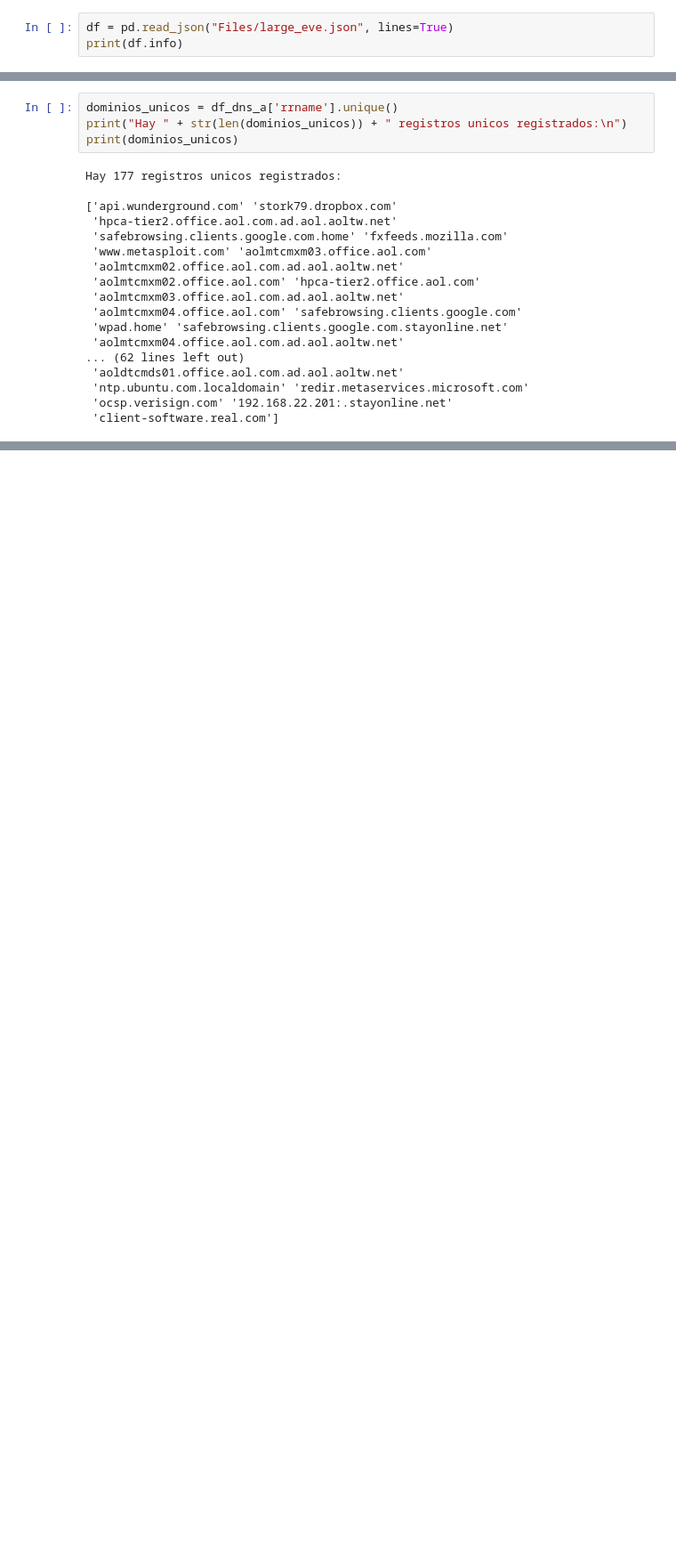
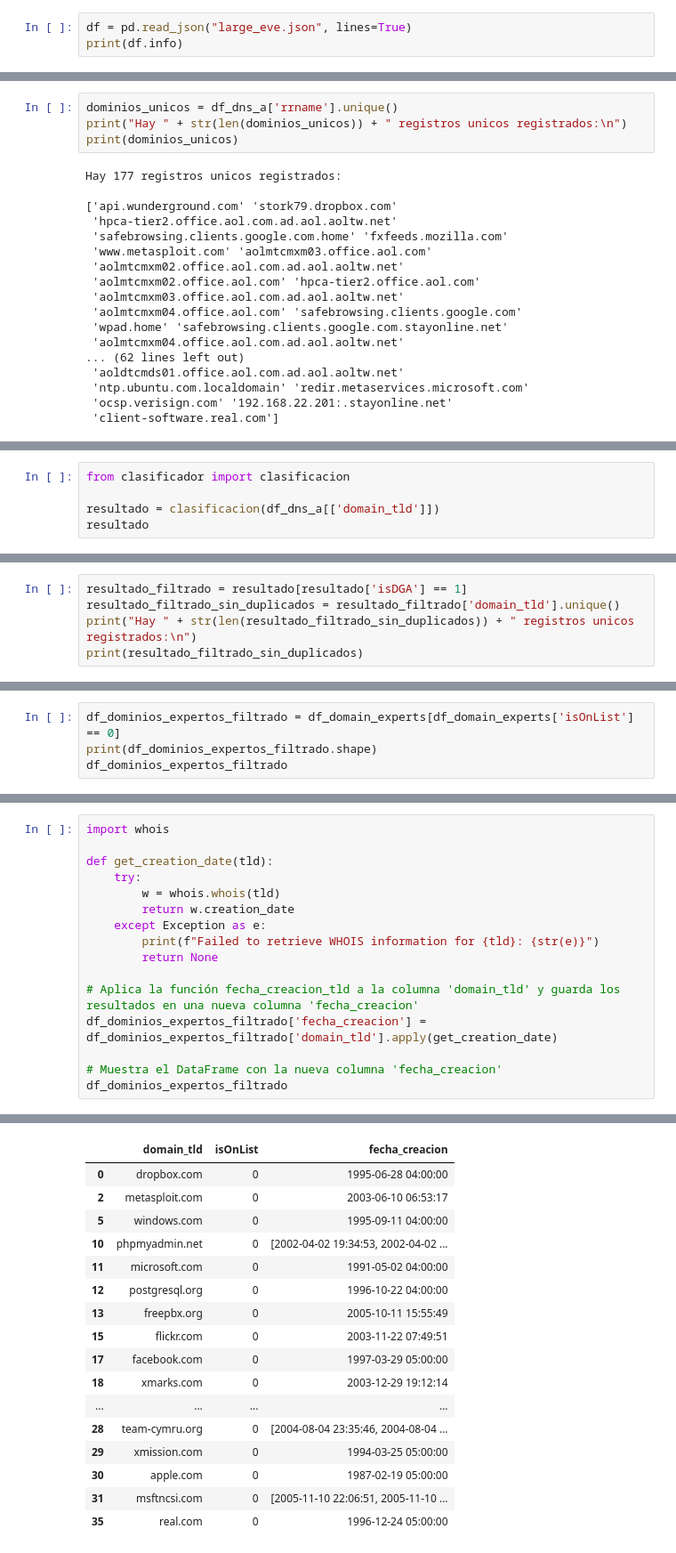
Before and after one commit to moraleseoscar/HuntingWithDS, a Jupyter notebook: HuntingWithDataScience.ipynb, the cells around one changed output, grey strips where cells are left out. Shown: that part at 89% size. Saved outputs shown, nothing was run; the diff lists cells and outputs as text; blank space fills up the shorter version.

```diff
--- a/HuntingWithDataScience.ipynb
+++ b/HuntingWithDataScience.ipynb
@@ -8,5 +11,5 @@ from pandas import json_normalize
 # %%
-df = pd.read_json("Files/large_eve.json", lines=True)
+df = pd.read_json("large_eve.json", lines=True)
 print(df.info)
 # %% [output]
 <bound method DataFrame.info of                               timestamp       flow_id  pcap_cnt event_type  \
@@ -175,0 +176,5 @@ See the caveats in the documentation: https://pandas.pydata.org/pandas-docs/stab
+# %%
+from clasificador import clasificacion
+
+resultado = clasificacion(df_dns_a[['domain_tld']])
+resultado
@@ -175,0 +199,5 @@ See the caveats in the documentation: https://pandas.pydata.org/pandas-docs/stab
+# %%
+resultado_filtrado = resultado[resultado['isDGA'] == 1]
+resultado_filtrado_sin_duplicados = resultado_filtrado['domain_tld'].unique()
+print("Hay " + str(len(resultado_filtrado_sin_duplicados)) + " registros unicos registrados:\n")
+print(resultado_filtrado_sin_duplicados)
@@ -175,0 +274,4 @@ See the caveats in the documentation: https://pandas.pydata.org/pandas-docs/stab
+# %%
+df_dominios_expertos_filtrado = df_domain_experts[df_domain_experts['isOnList'] == 0]
+print(df_dominios_expertos_filtrado.shape)
+df_dominios_expertos_filtrado
@@ -175,0 +305,17 @@ See the caveats in the documentation: https://pandas.pydata.org/pandas-docs/stab
+# %%
+import whois
+
+def get_creation_date(tld):
+    try:
+        w = whois.whois(tld)
+        return w.creation_date
+    except Exception as e:
+        print(f"Failed to retrieve WHOIS information for {tld}: {str(e)}")
+        return None
+
+# Aplica la función fecha_creacion_tld a la columna 'domain_tld' y guarda los resultados en una nueva columna 'fecha_creacion'
+df_dominios_expertos_filtrado['fecha_creacion'] = df_dominios_expertos_filtrado['domain_tld'].apply(get_creation_date)
+
+# Muestra el DataFrame con la nueva columna 'fecha_creacion'
+df_dominios_expertos_filtrado
+# %% [output]
@@ -175,0 +327,17 @@ See the caveats in the documentation: https://pandas.pydata.org/pandas-docs/stab
+|  | domain_tld | isOnList | fecha_creacion |
+| 0 | dropbox.com | 0 | 1995-06-28 04:00:00 |
+| 2 | metasploit.com | 0 | 2003-06-10 06:53:17 |
+| 5 | windows.com | 0 | 1995-09-11 04:00:00 |
+| 10 | phpmyadmin.net | 0 | [2002-04-02 19:34:53, 2002-04-02 ... |
+| 11 | microsoft.com | 0 | 1991-05-02 04:00:00 |
+| 12 | postgresql.org | 0 | 1996-10-22 04:00:00 |
+| 13 | freepbx.org | 0 | 2005-10-11 15:55:49 |
+| 15 | flickr.com | 0 | 2003-11-22 07:49:51 |
+| 17 | facebook.com | 0 | 1997-03-29 05:00:00 |
+| 18 | xmarks.com | 0 | 2003-12-29 19:12:14 |
+| ... | ... | ... | ... |
+| 28 | team-cymru.org | 0 | [2004-08-04 23:35:46, 2004-08-04 ... |
+| 29 | xmission.com | 0 | 1994-03-25 05:00:00 |
+| 30 | apple.com | 0 | 1987-02-19 05:00:00 |
+| 31 | msftncsi.com | 0 | [2005-11-10 22:06:51, 2005-11-10 ... |
+| 35 | real.com | 0 | 1996-12-24 05:00:00 |
```
Also changed, not shown: parts of 26 cells of this notebook, 4 other files.
